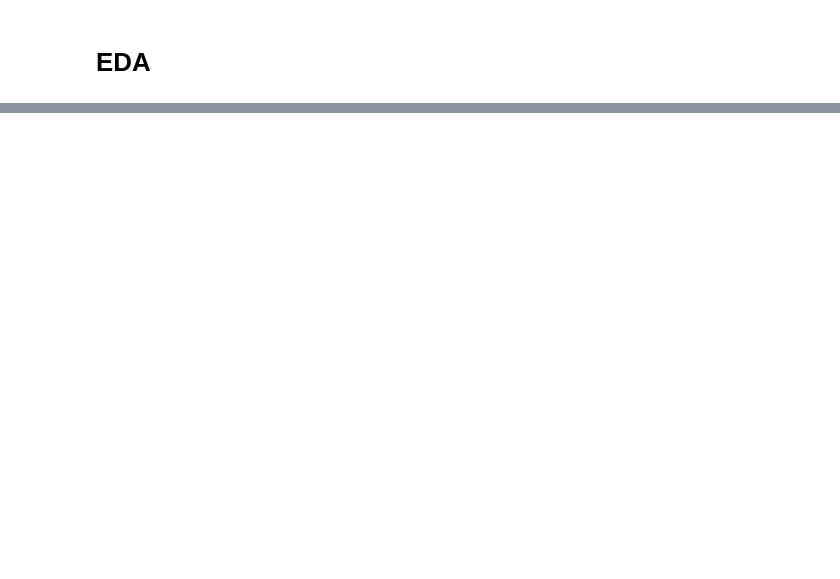
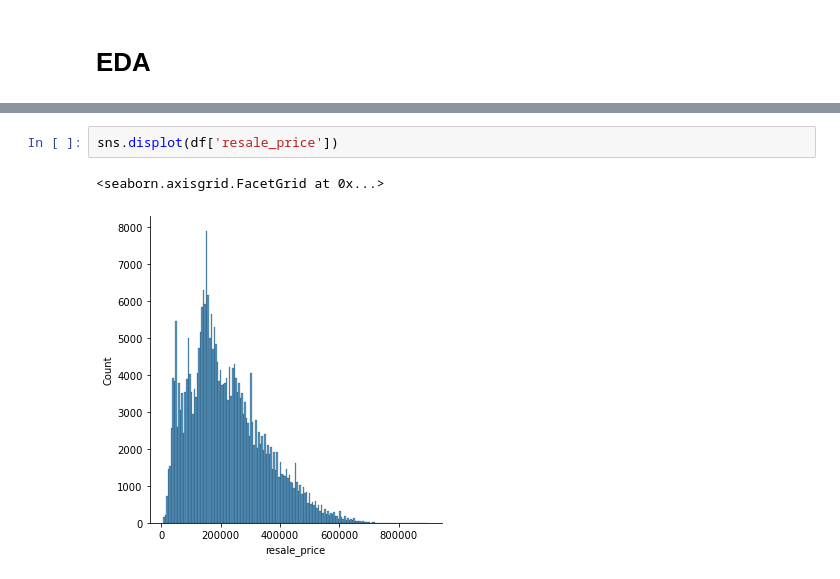
Before and after one commit to JC-prog/HDB-Price-Prediction, a Jupyter notebook: hdb_notebook.ipynb, the cells around one changed output, grey strips where cells are left out. Cells and saved outputs as stored; diff of their text form; blank space fills up the shorter version.

```diff
--- a/hdb_notebook.ipynb
+++ b/hdb_notebook.ipynb
@@ -99,0 +209,5 @@ AttributeError: module 'seaborn' has no attribute 'histplot'
+# %%
+sns.displot(df['resale_price'])
+# %% [output]
+<seaborn.axisgrid.FacetGrid at 0x...>
+[figure, added]
```
Also changed, not shown: parts of 15 cells of this notebook.
